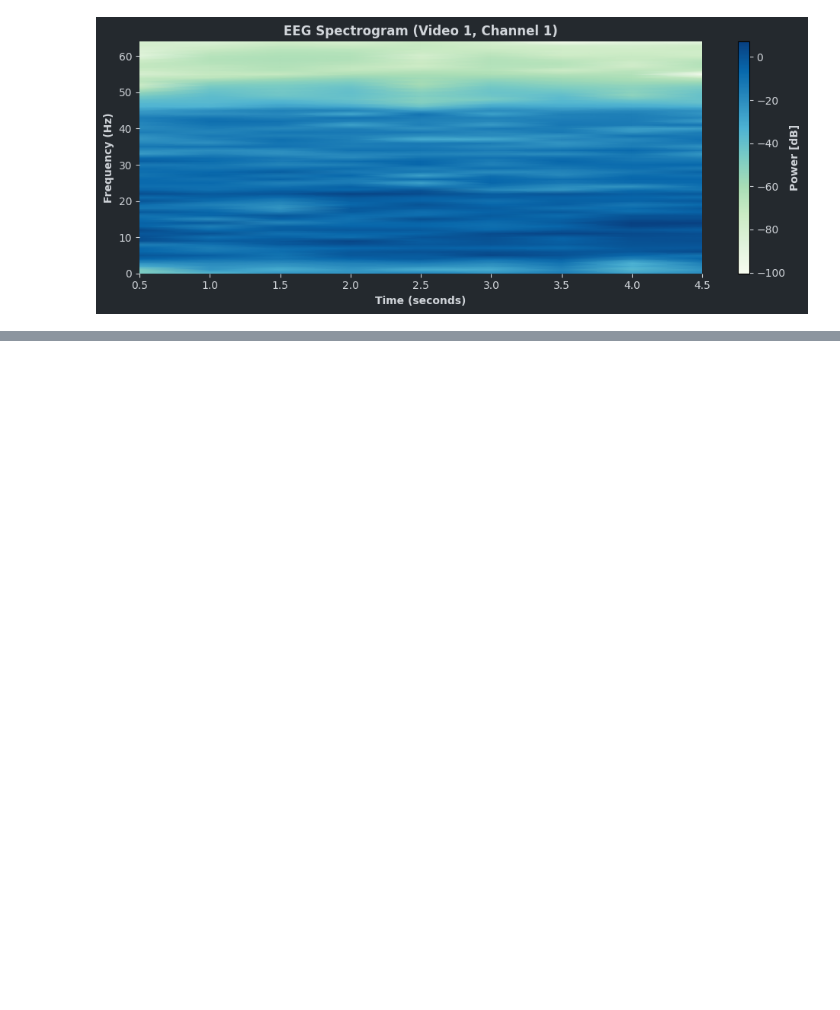
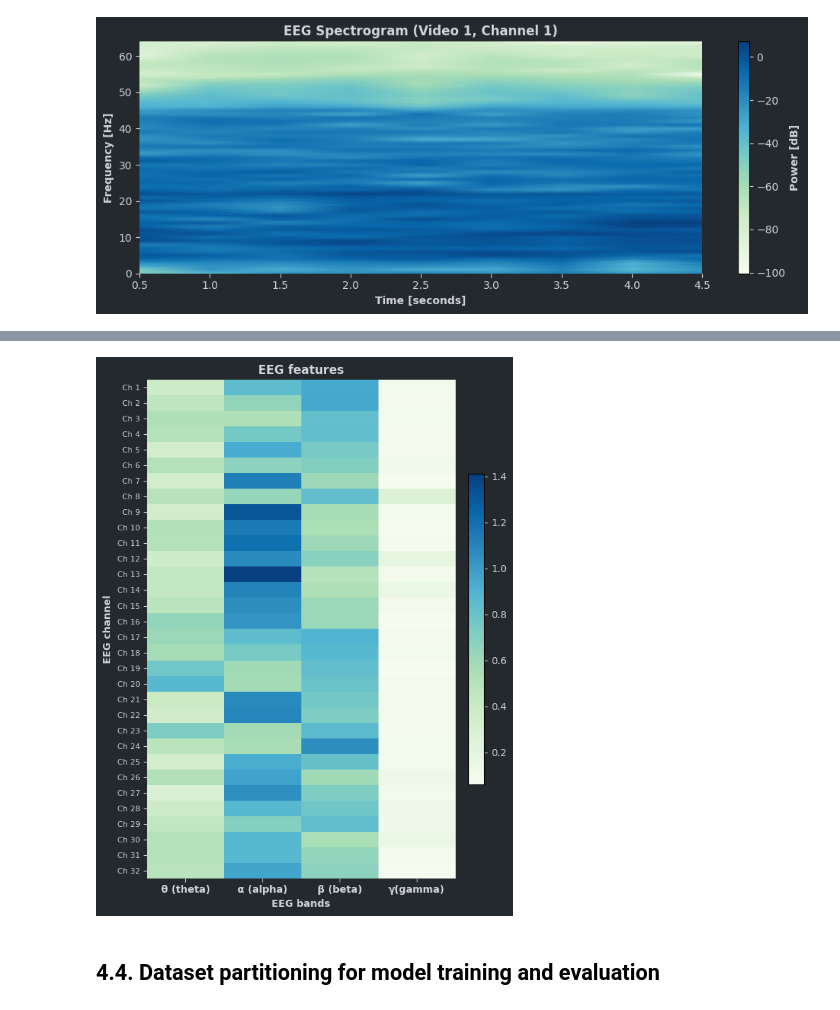
Before and after one commit to michal-owsiak/eeg-emotion-recognition-cnn, a Jupyter notebook: index.ipynb, the cells around one changed output, grey strips where cells are left out. Saved outputs shown, nothing was run; the diff lists cells and outputs as text; code cells hidden in the pictures; blank space fills up the shorter version.

Commit message:
model construction & evaluation

```diff
--- a/index.ipynb
+++ b/index.ipynb
@@ -188,0 +220,11 @@ plt.show()
+# %%
+valence_labels = labels_all[:, 0]
+# binary_liking = (valence_labels > 6).astype(int)
+
+mask = (valence_labels < 4) | (valence_labels > 6)
+
+valence_filtered = valence_labels[mask]
+eeg_filtered = eeg_data_all[mask]
+binary_liking = (valence_filtered > 6).astype(int)
+
+print(np.unique(binary_liking, return_counts=True))
@@ -188,0 +292,45 @@ plt.show()
+# %%
+import matplotlib.pyplot as plt
+import numpy as np
+
+# Ustawienia stylu
+background_color = '#24292e'
+text_color = '#d1d5da'
+grid_color = '#313439'
+cmap = 'GnBu'  # można też: 'viridis', 'inferno', 'magma'
+
+# Przykład: pierwszy trial
+example = X[0].reshape(32, 4)  # 32 kanały, 4 pasma
+
+# Wykres
+fig, ax = plt.subplots(figsize=(6, 8))
+fig.patch.set_facecolor(background_color)
+ax.set_facecolor(background_color)
+
+im = ax.imshow(example, aspect='auto', cmap=cmap)
+
+# Etykiety osi
+ax.set_title("EEG features", color=text_color, fontweight='bold')
+ax.set_xlabel("EEG bands", color=text_color, fontweight='bold')
+ax.set_ylabel("EEG channel", color=text_color, fontweight='bold')
+ax.set_xticks([0, 1, 2, 3])
+ax.set_xticklabels(['θ (theta)', 'α (alpha)', 'β (beta)', 'γ(gamma)'], color=text_color, fontweight='bold')
+ax.set_yticks(np.arange(32))
+ax.set_yticklabels([f'Ch {i+1}' for i in range(32)], color=text_color, fontsize=8)
+
+# Siatka i ramka
+ax.tick_params(colors=text_color)
+for spine in ax.spines.values():
+    spine.set_visible(False)
+
+# Colorbar
+cbar = plt.colorbar(im, ax=ax, fraction=0.046, pad=0.04)
+cbar.ax.yaxis.set_tick_params(color=text_color)
+plt.setp(cbar.ax.yaxis.get_ticklabels(), color=text_color)
+
+plt.tight_layout()
+plt.show()
+# %% [output]
+[figure, added]
+# %% [markdown]
+## **4.4. Dataset partitioning for model training and evaluation**
```
Also changed, not shown: parts of 19 cells of this notebook.
